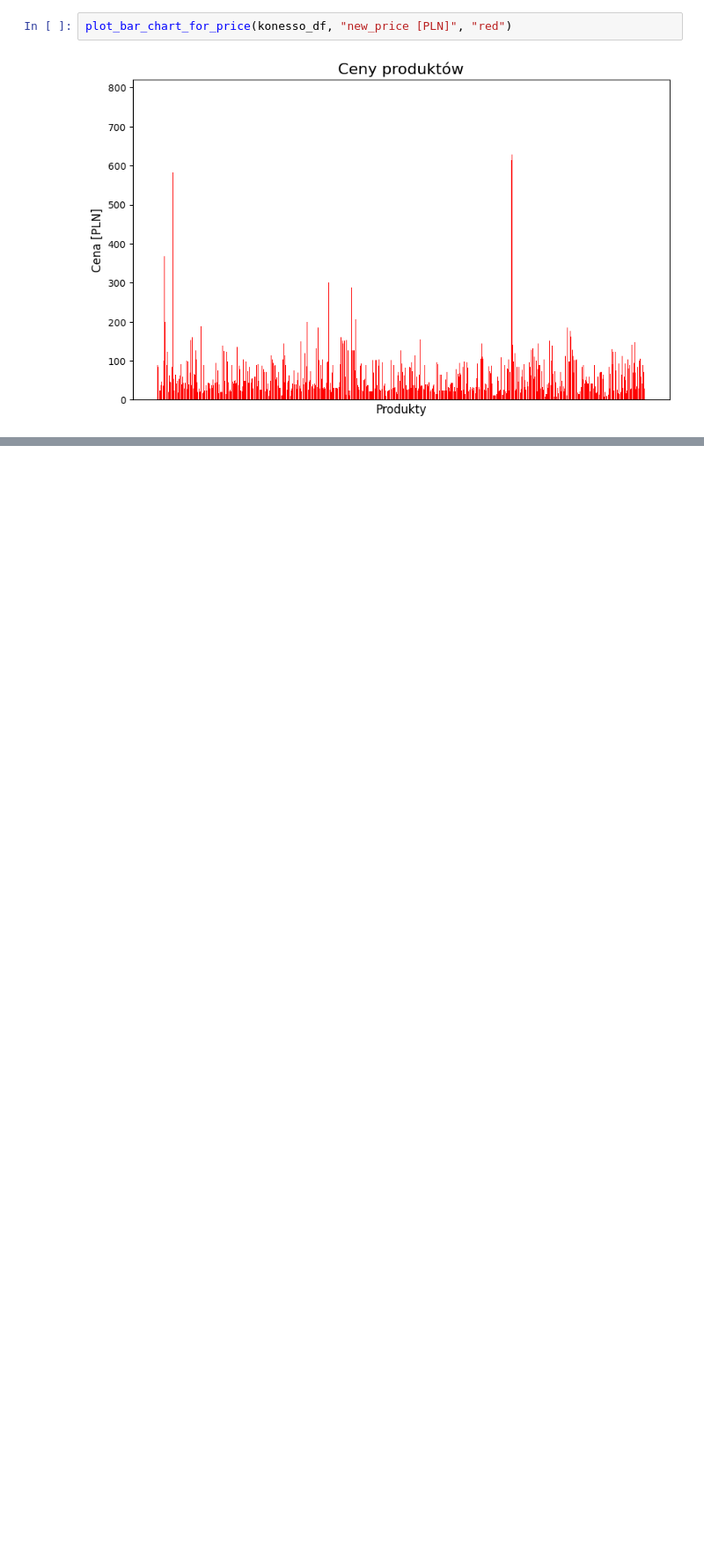
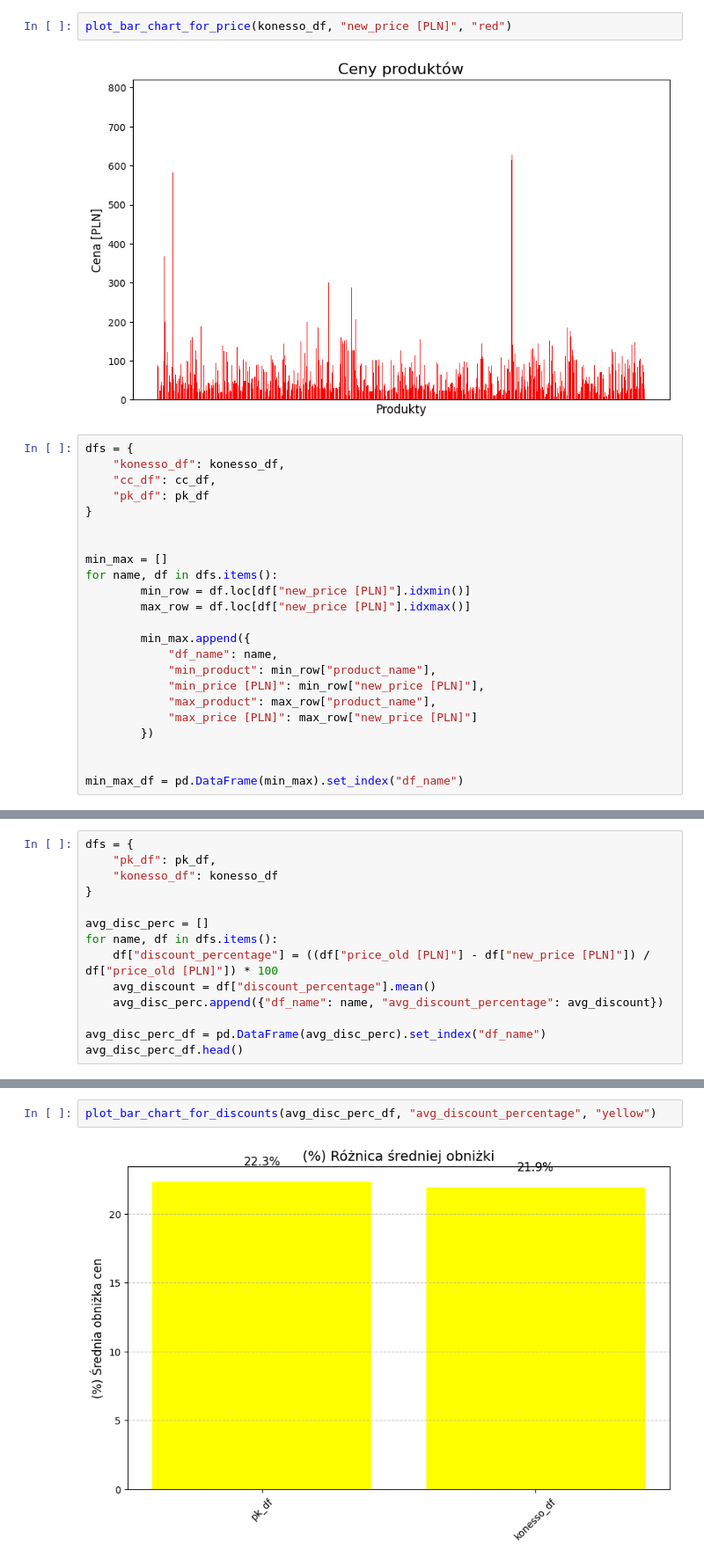
Before and after one commit to Solucky2/PAD-MiniProject, a Jupyter notebook: src/notebooks/plotter_final.ipynb, the cells around one changed output, grey strips where cells are left out. Shown at 88% size. Saved outputs shown, nothing was run; the diff lists cells and outputs as text; blank space fills up the shorter version.

```diff
--- a/src/notebooks/plotter.ipynb
+++ b/src/notebooks/plotter_final.ipynb
@@ -55,3 +45,26 @@ plot_bar_chart_for_price(cc_df, "new_price [PLN]", "green")
 plot_bar_chart_for_price(konesso_df, "new_price [PLN]", "red")
 # %% [output]
 [figure]
+# %%
+dfs = {
+    "konesso_df": konesso_df,
+    "cc_df": cc_df,
+    "pk_df": pk_df
+}
+
+
+min_max = []
+for name, df in dfs.items():
+        min_row = df.loc[df["new_price [PLN]"].idxmin()]
+        max_row = df.loc[df["new_price [PLN]"].idxmax()]
+
+        min_max.append({
+            "df_name": name,
+            "min_product": min_row["product_name"],
+            "min_price [PLN]": min_row["new_price [PLN]"],
+            "max_product": max_row["product_name"],
+            "max_price [PLN]": max_row["new_price [PLN]"]
+        })
+
+
+min_max_df = pd.DataFrame(min_max).set_index("df_name")
@@ -57,0 +79,14 @@ plot_bar_chart_for_price(konesso_df, "new_price [PLN]", "red")
+# %%
+dfs = {
+    "pk_df": pk_df,
+    "konesso_df": konesso_df
+}
+
+avg_disc_perc = []
+for name, df in dfs.items():
+    df["discount_percentage"] = ((df["price_old [PLN]"] - df["new_price [PLN]"]) / df["price_old [PLN]"]) * 100
+    avg_discount = df["discount_percentage"].mean()
+    avg_disc_perc.append({"df_name": name, "avg_discount_percentage": avg_discount})
+
+avg_disc_perc_df = pd.DataFrame(avg_disc_perc).set_index("df_name")
+avg_disc_perc_df.head()
@@ -57,0 +98,4 @@ plot_bar_chart_for_price(konesso_df, "new_price [PLN]", "red")
+# %%
+plot_bar_chart_for_discounts(avg_disc_perc_df, "avg_discount_percentage", "yellow")
+# %% [output]
+[figure, added]
```
Also changed, not shown: parts of 5 cells of this notebook, 10 other files.
